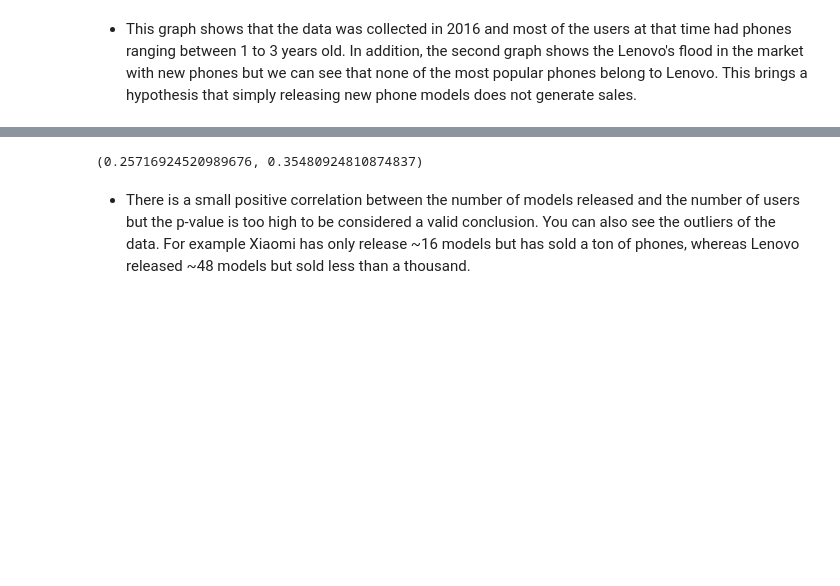
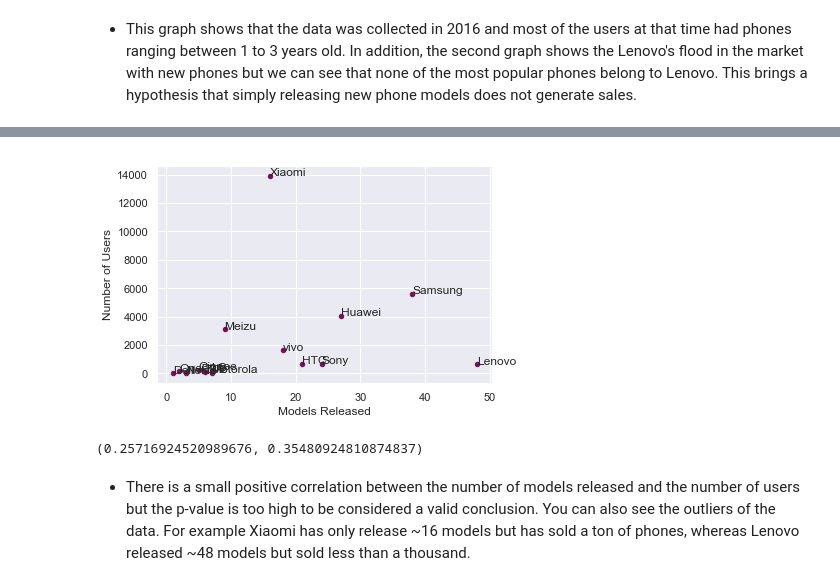
Before and after one commit to dc2629/Analysis-of-Chinese-Mobile-Phone-User-Population-vs-Phone-Specifications, a Jupyter notebook: Analysis of Chinese Mobile Phone User Population vs Phone Specifications.ipynb, the cells around one changed output, grey strips where cells are left out. Drawn from its saved outputs; the diff is of its cells as text; code cells hidden in the pictures; blank space fills up the shorter version.

```diff
--- a/Analysis of Chinese Mobile Phone User Population vs Phone Specifications.ipynb
+++ b/Analysis of Chinese Mobile Phone User Population vs Phone Specifications.ipynb
@@ -258,14 +274,16 @@ plt.show()
 -  This graph shows that the data was collected in 2016 and most of the users at that time had phones ranging between 1 to 3 years old. In addition, the second graph shows the Lenovo's flood in the market with new phones but we can see that none of the most popular phones belong to Lenovo. This brings a hypothesis that simply releasing new phone models does not generate sales.
 # %%
 # Do the number of models that a brand releases make a difference in brand popularity?
-brand_pop_df = data1.groupby('brand').agg(np.sum)[["count"]].join(brand_df.reset_index().groupby('brand').agg('count')[["model"]])
+brand_pop_df = data1.groupby('brand').agg(np.sum)[["count"]].join(
+    brand_df.reset_index().groupby('brand').agg('count')[["model"]])
 brand_pop_df = brand_pop_df.reset_index()
-variable = brand_pop_df.plot('model','count',kind='scatter')
+variable = brand_pop_df.plot('model', 'count', kind='scatter')
 for i in range(len(brand_pop_df.brand)):
-    variable.annotate(brand_pop_df.brand[i], (brand_pop_df['model'][i], brand_pop_df['count'][i]))
+    variable.annotate(
+        brand_pop_df.brand[i], (brand_pop_df['model'][i], brand_pop_df['count'][i]))
 plt.xlabel("Models Released")
 plt.ylabel("Number of Users")
 plt.show()
 type(variable)
-stats.pearsonr(brand_pop_df['model'],brand_pop_df['count'])
+stats.pearsonr(brand_pop_df['model'], brand_pop_df['count'])
 # %% [output]
@@ -274,3 +290,4 @@ stats.pearsonr(brand_pop_df['model'],brand_pop_df['count'])
+[figure, added]
 (0.25716924520989676, 0.35480924810874837)
 # %% [markdown]
 -  There is a small positive correlation between the number of models released and the number of users but the p-value is too high to be considered a valid conclusion. You can also see the outliers of the data. For example Xiaomi has only release ~16 models but has sold a ton of phones, whereas Lenovo released ~48 models but sold less than a thousand.
```
Also changed, not shown: parts of 26 cells of this notebook.
